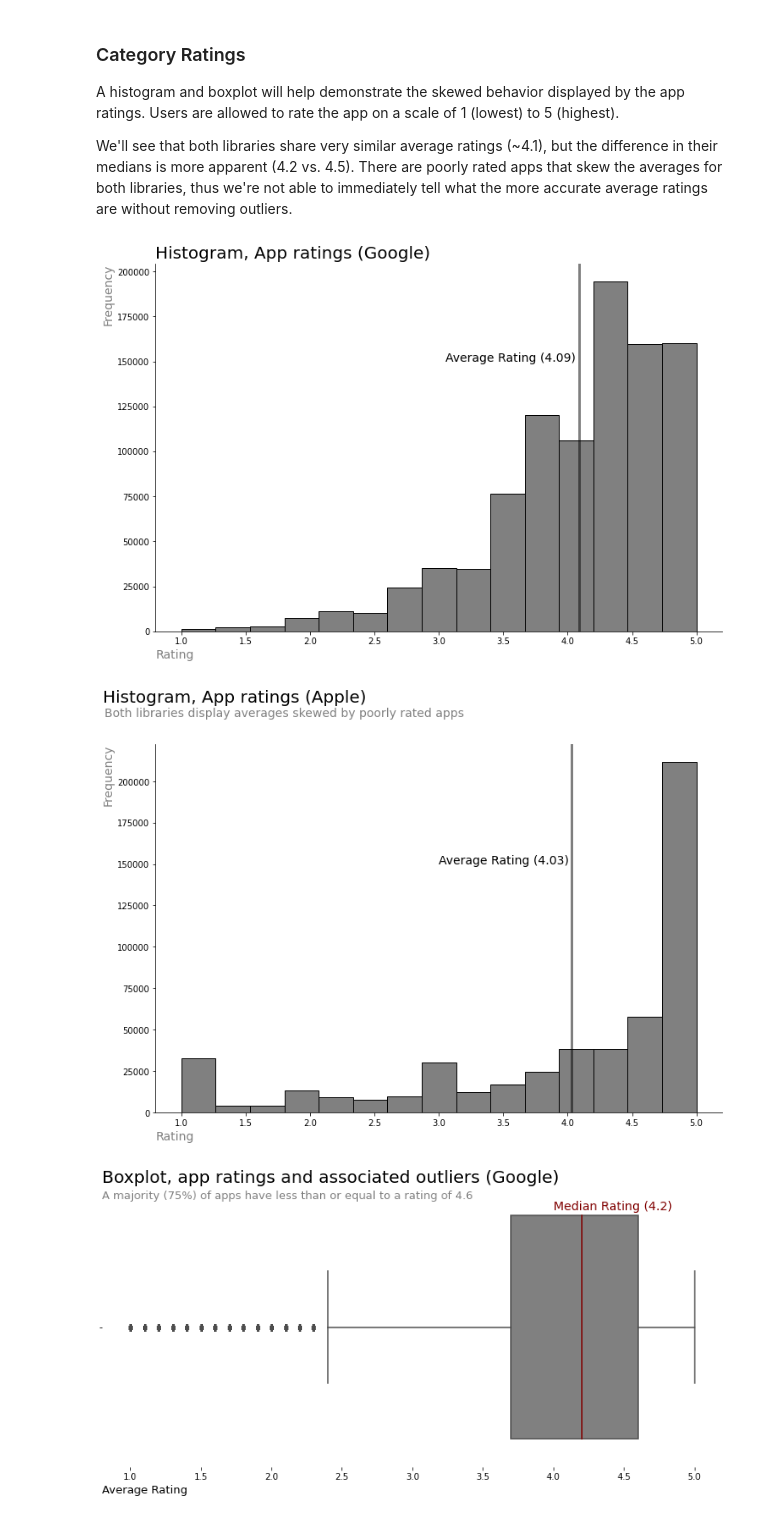
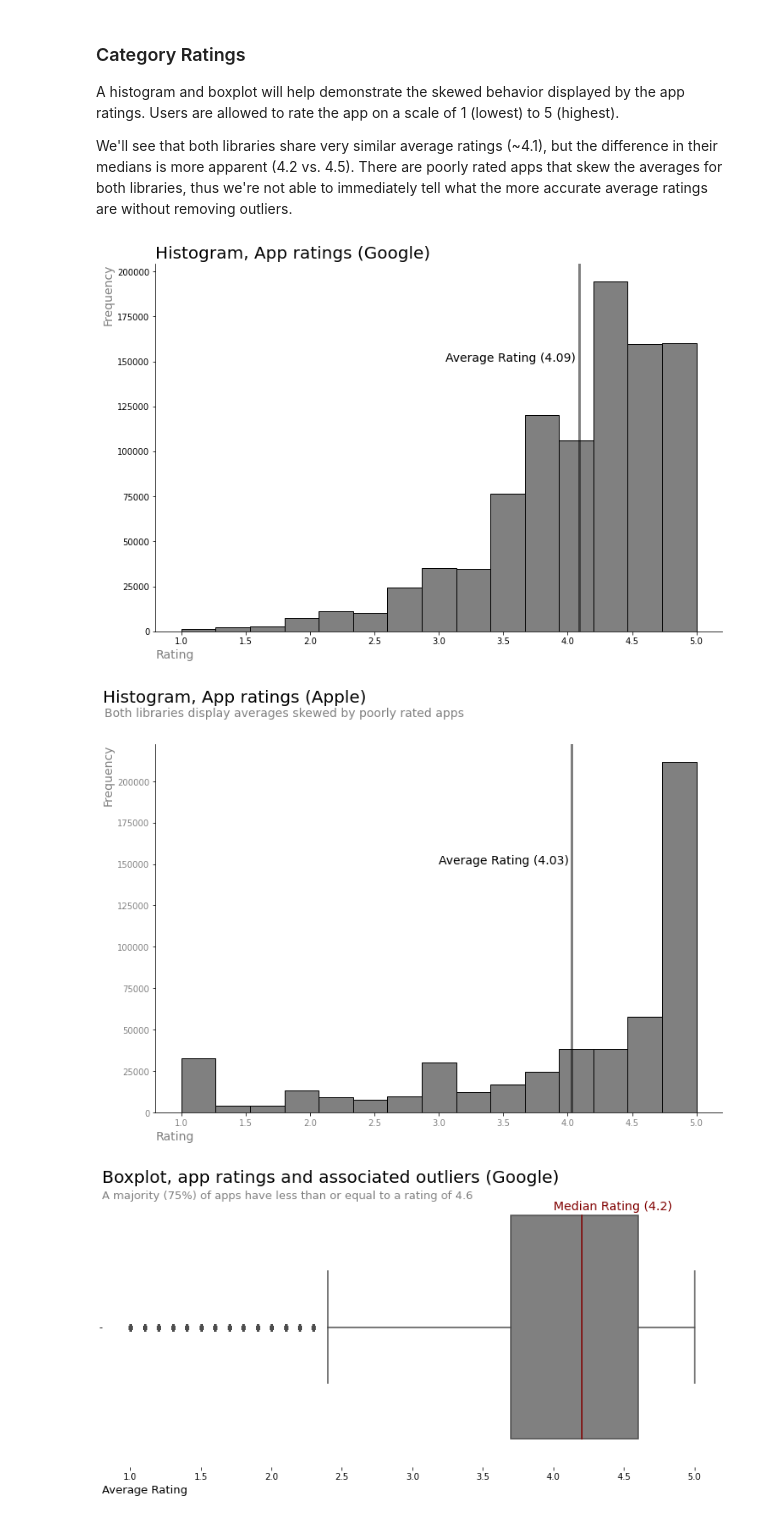
Before and after one commit to paul-trood/Portfolio-Mobile_app_recommendations, a Jupyter notebook: app_profile.ipynb, the cells around one changed output. Saved outputs shown, nothing was run; the diff lists cells and outputs as text; code cells hidden in the pictures.

```diff
--- a/app_profile.ipynb
+++ b/app_profile.ipynb
@@ -416,34 +414,37 @@ plt.show()
 
 ########################################################################################################
 
 # Histogram apple app ratings
 plt.figure(figsize = (12,8))
 
 # Plot results
 plt.hist(x = "Average_User_Rating", data = apple_csv, edgecolor = "black", bins = 15, color = "grey")
 
 # Remove borders
 plt.gca().spines[["right","top"]].set_visible(False)
 
 # X and Y labels
 plt.xlabel("Rating", loc = "left", size = 14, color = "grey")
 plt.ylabel("Frequency", size = 14, color = "grey", loc = "top")
 
 # Title
 plt.title("Histogram, App ratings (Apple)", size = 20, x = 0.14, y = 1.1)
 
 # Line to mark average app rating
 plt.axvline(apple_csv["Average_User_Rating"].mean(), color = "black", alpha = 0.5, linewidth = 3)
 
 # Text
 average = apple_csv["Average_User_Rating"].mean() # f string
 plt.text(3, 150000, f"Average Rating ({round(average, 2)})", size = 14, color = "black")
 plt.text(0.4,239000,"Both libraries display averages skewed by poorly rated apps", color = "grey", size = 14)
 
+plt.xticks(color = "grey")
+plt.yticks(color = "grey")
+
 plt.show()
 # %% [output]
 [figure]
-[figure, old version]
+[figure, new version]
 # %%
 # Box plot google app ratings
 plt.figure(figsize = (13, 6))
```
Also changed, not shown: parts of 2 cells of this notebook.
